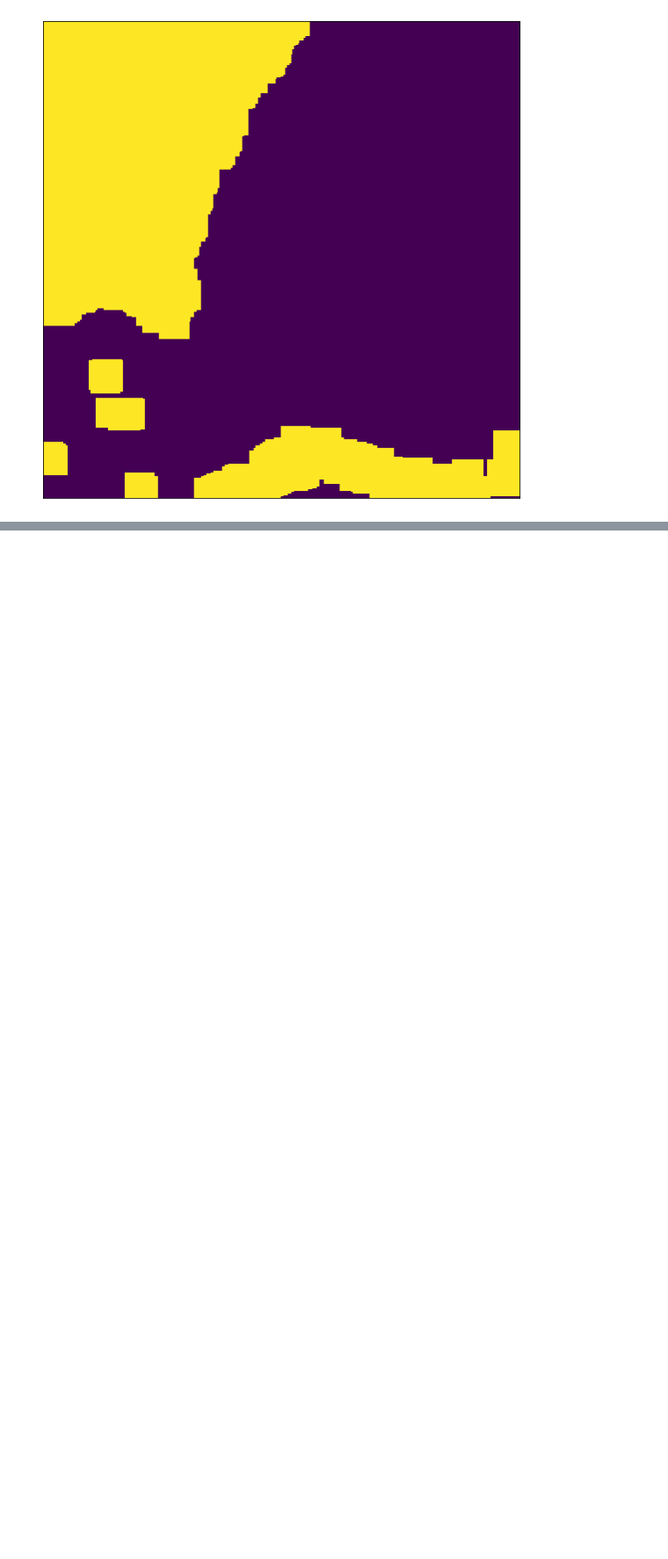
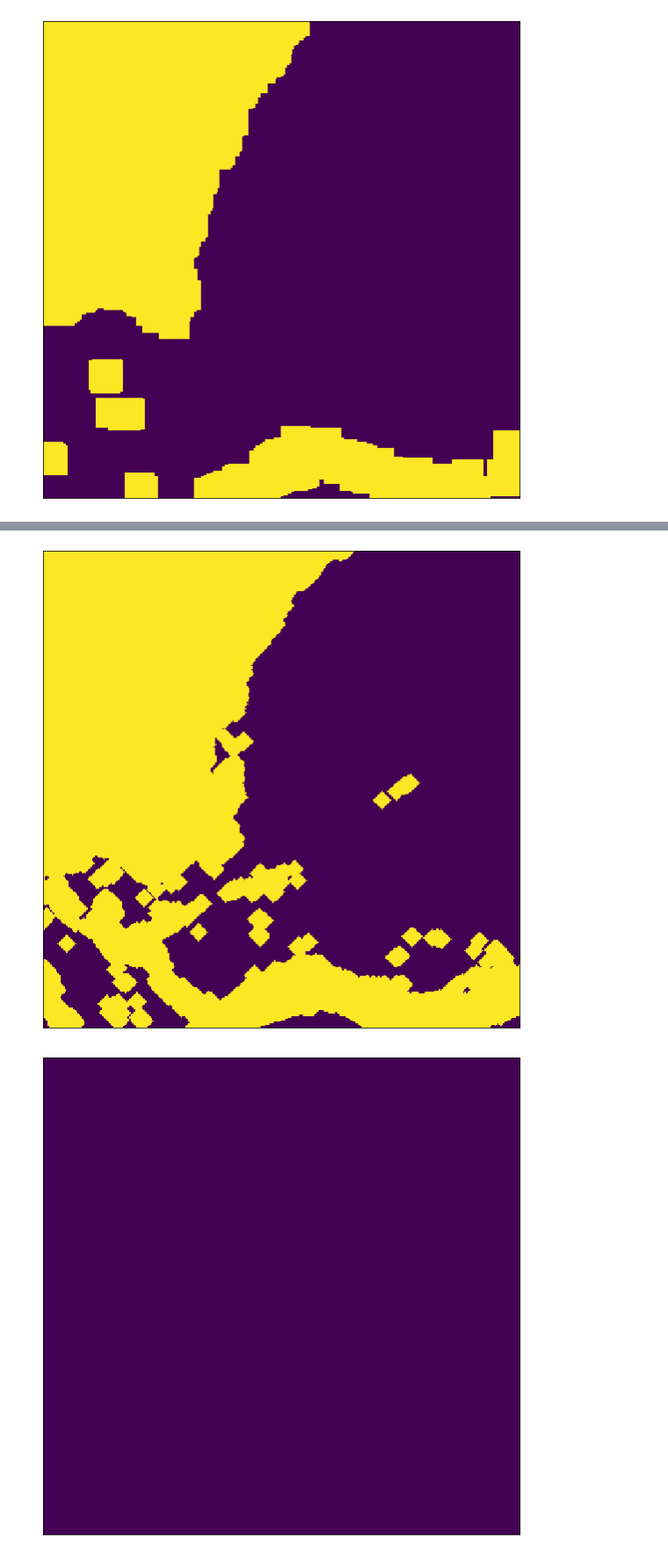
Before and after one commit to kakacper1/Greenland-water_features_mapping, a Jupyter notebook: notebooks/3_data_mining/C2. Plot and save all cloud masks.ipynb, the cells around one changed output, grey strips where cells are left out. Shown at 88% size. Drawn from its saved outputs; the diff is of its cells as text; code cells hidden in the pictures; blank space fills up the shorter version.

```diff
--- a/notebooks/3_data_mining/C2. Plot and save all cloud masks.ipynb
+++ b/notebooks/3_data_mining/C2. Plot and save all cloud masks.ipynb
@@ -64,7 +64,7 @@ else : print('No such an index!')
 ### 0. Set cloud data to display
 # %%
 # False:only display True: save and display
-SAVE = True
+SAVE = False
 PLOT_FOLDER = './plots/cloud_mask_comparison/'
 
 LIST_OF_RGB_DATA_TO_PLOT = [ 'LANDSAT_RAW_BANDS' ]
@@ -90,6 +90,11 @@ LIST_OF_ONE_BAND_MASKS_TO_PLOT_300 = ['CLOUD_MASK_SWIR-1_300','CLOUD_MASK_SWIR-1
                                       'CLOUD_MASK_SWIR-1_300_dil_6_str2', 'CLOUD_MASK_SWIR-1_300_dil_6_str2',
                                      'CLOUD_MASK_SWIR-1_300_dil_10_str2']
 
+# to plot ultimate coverega asks
+LIST_OF_ULTIMATE_MASK = ['INVALID_DATA_MASK_CLD_150_STR1-IS_LDS-IS_MDS',
+                        'INVALID_DATA_MASK_CLD_150_STR2-IS_LDS-IS_MDS',
+                        'INVALID_DATA_MASK_CLD_200_STR2-IS_LDS-IS_MDS']
+
 
 PATCH_FILEPATH = io_utils.get_eopatches_dir(site.DATA_PRODUCTS[1], site.SITE_NAME, site.AVAILABLE_CRSs[0], CHOSEN_DATE_RANGE)
 PATCH_FILEPATH
@@ -224,3 +223,8 @@ Saved: 2969_2013_0_CLOUD_MASK_SWIR-1_300_dil_10_str2.png
 [figure]
 [figure]
 [figure]
+# %%
+# Ultimate mask
+for data_acces_name in LIST_OF_ULTIMATE_MASK:
+    plot_utils.plot_single_mask_LANDSAT_8(eo_patch, band_idx = 0, data_acces_name=data_acces_name, datetime_idx=DATETIME_ID, save=SAVE, plot_folder = PLOT_FOLDER)
+# %% [output]
@@ -226,0 +234,2 @@ Saved: 2969_2013_0_CLOUD_MASK_SWIR-1_300_dil_10_str2.png
+[figure, added]
+[figure, added]
```
Also changed, not shown: parts of 4 cells of this notebook, 9 other files.
